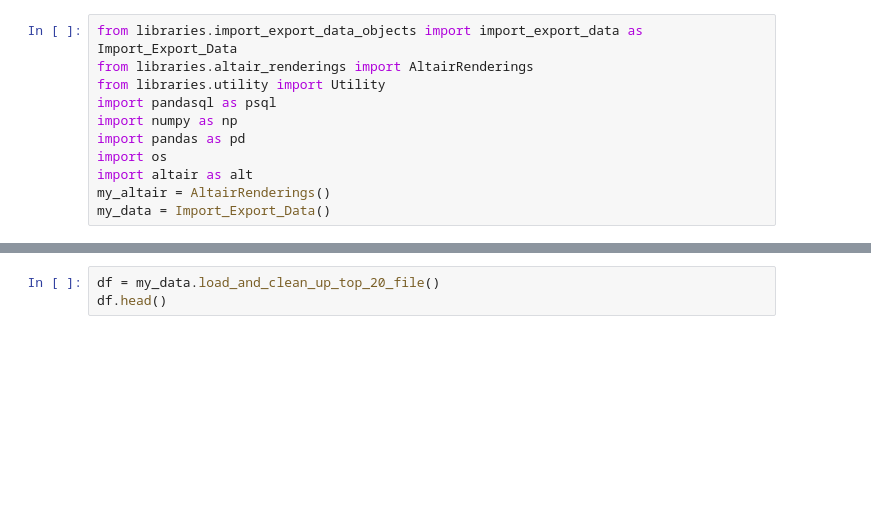
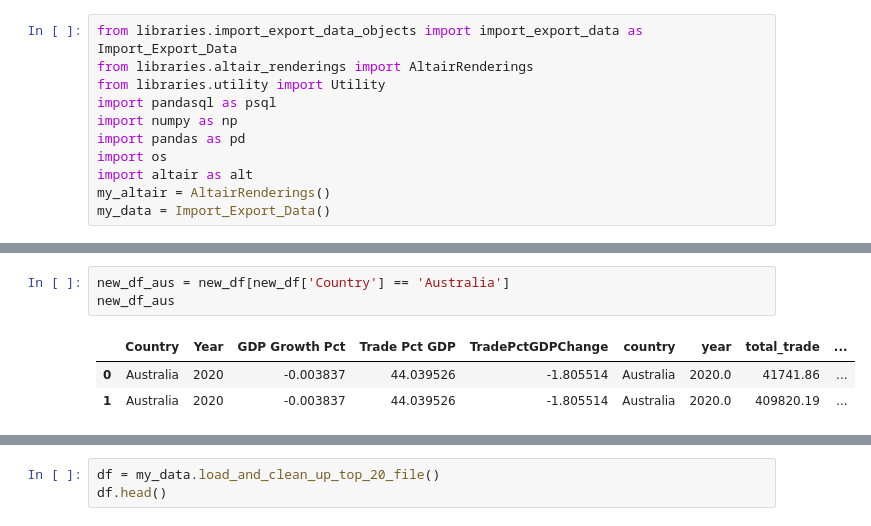
Before and after one commit to tuneman7/w209_spring_2022_thu_4_pm_team_4_web, a Jupyter notebook: eu_analysis_fz.ipynb, the cells around one changed output, grey strips where cells are left out. Saved outputs shown, nothing was run; the diff lists cells and outputs as text; blank space fills up the shorter version.

```diff
--- a/eu_analysis_fz.ipynb
+++ b/eu_analysis_fz.ipynb
@@ -19,0 +83,7 @@ my_altair.get_eu_versus_noneu_trading_chart()
+# %%
+new_df_aus = new_df[new_df['Country'] == 'Australia']
+new_df_aus
+# %% [output]
+|  | Country | Year | GDP Growth Pct | Trade Pct GDP | TradePctGDPChange | country | year | total_trade | ... |
+| 0 | Australia | 2020 | -0.003837 | 44.039526 | -1.805514 | Australia | 2020.0 | 41741.86 | ... |
+| 1 | Australia | 2020 | -0.003837 | 44.039526 | -1.805514 | Australia | 2020.0 | 409820.19 | ... |
```
Also changed, not shown: parts of 12 cells of this notebook, 2 other files.
